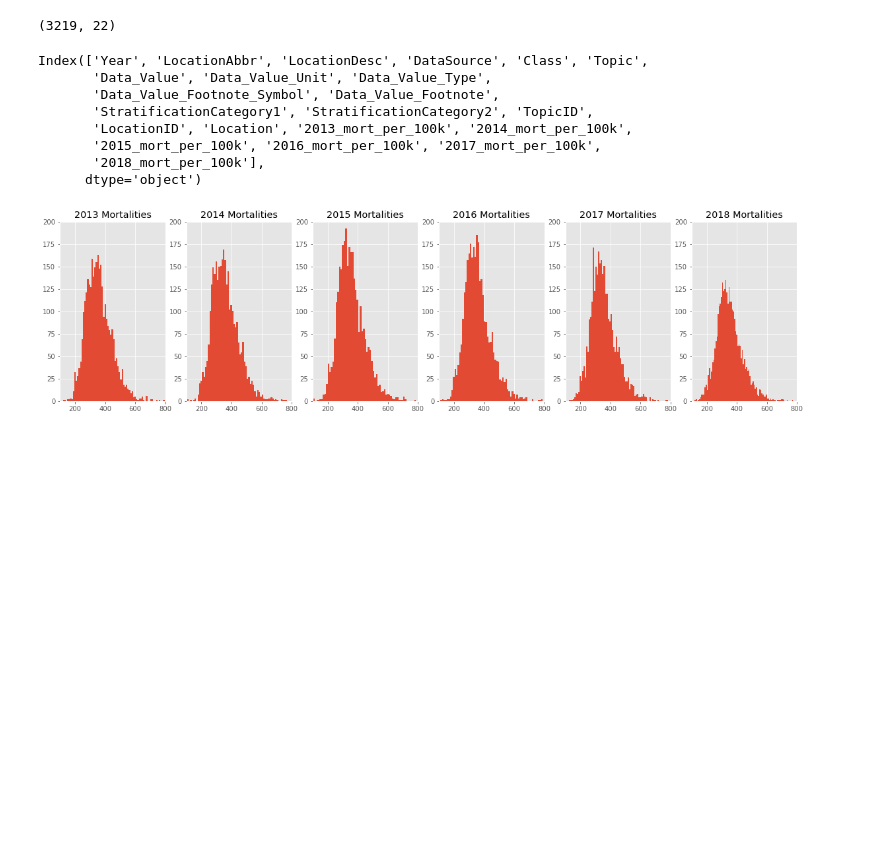
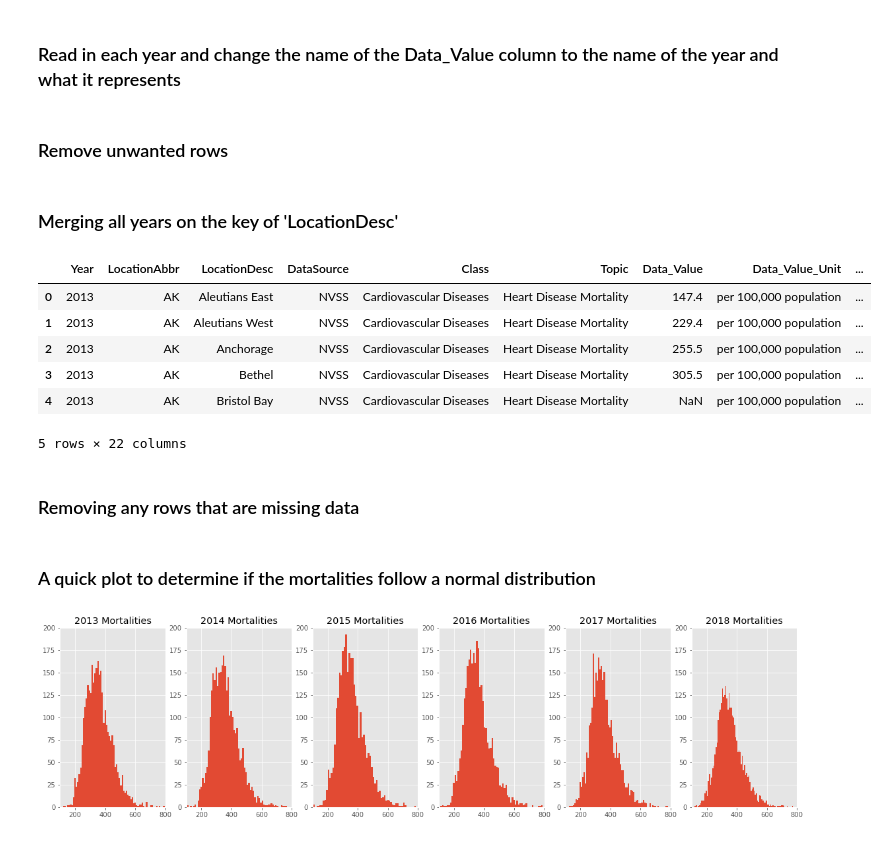
Before and after one commit to NathanKuneman/determining-heart-disease-mortality-factors, a Jupyter notebook: notebooks/EDA.ipynb, the cells around one changed output. Saved outputs shown, nothing was run; the diff lists cells and outputs as text; code cells hidden in the pictures; blank space fills up the shorter version.

```diff
--- a/notebooks/EDA.ipynb
+++ b/notebooks/EDA.ipynb
@@ -5,4 +5,6 @@ plt.style.use('ggplot')
 %matplotlib inline
 import scipy.stats as stats
 import numpy as np
+# %% [markdown]
+### Read in each year and change the name of the Data_Value column to the name of the year and what it represents
 # %%
@@ -16,4 +18,6 @@ for num in range(2013, 2019):
                                'LocationID', 'Stratification1', 'Stratification2', 'GeographicLevel']])
     else:
         data_frames.append(df)
+# %% [markdown]
+### Remove unwanted rows
 # %%
@@ -25,31 +28,32 @@ for df in data_frames:
               & (df['GeographicLevel'] == 'County')]
     temp = temp.drop(columns=['Stratification1', 'Stratification2', 'GeographicLevel'])
     cleaned.append(temp)
+# %% [markdown]
+### Merging all years on the key of 'LocationDesc'
 # %%
-# Merging all years on the key of 'LocationDesc'
 data_set = pd.merge(cleaned[0], cleaned[1], on='LocationID', how='inner')
 data_set = pd.merge(data_set, cleaned[2], on='LocationID', how='inner')
 data_set = pd.merge(data_set, cleaned[3], on='LocationID', how='inner')
 data_set = pd.merge(data_set, cleaned[4], on='LocationID', how='inner')
 data_set = pd.merge(data_set, cleaned[5], on='LocationID', how='inner')
 
-data_set.shape
+data_set.head()
 # %% [output]
+|  | Year | LocationAbbr | LocationDesc | DataSource | Class | Topic | Data_Value | Data_Value_Unit | ... |
+| 0 | 2013 | AK | Aleutians East | NVSS | Cardiovascular Diseases | Heart Disease Mortality | 147.4 | per 100,000 population | ... |
+| 1 | 2013 | AK | Aleutians West | NVSS | Cardiovascular Diseases | Heart Disease Mortality | 229.4 | per 100,000 population | ... |
+| 2 | 2013 | AK | Anchorage | NVSS | Cardiovascular Diseases | Heart Disease Mortality | 255.5 | per 100,000 population | ... |
+| 3 | 2013 | AK | Bethel | NVSS | Cardiovascular Diseases | Heart Disease Mortality | 305.5 | per 100,000 population | ... |
+| 4 | 2013 | AK | Bristol Bay | NVSS | Cardiovascular Diseases | Heart Disease Mortality | NaN | per 100,000 population | ... |
-(3219, 22)
+5 rows × 22 columns
+# %% [markdown]
+### Removing any rows that are missing data
 # %%
 data_set = data_set.dropna(subset=['2013_mort_per_100k', '2014_mort_per_100k',
                         '2015_mort_per_100k', '2016_mort_per_100k',
                        '2017_mort_per_100k', '2018_mort_per_100k'])
-data_set.columns
-# %% [output]
-Index(['Year', 'LocationAbbr', 'LocationDesc', 'DataSource', 'Class', 'Topic',
-       'Data_Value', 'Data_Value_Unit', 'Data_Value_Type',
-       'Data_Value_Footnote_Symbol', 'Data_Value_Footnote',
-       'StratificationCategory1', 'StratificationCategory2', 'TopicID',
-       'LocationID', 'Location', '2013_mort_per_100k', '2014_mort_per_100k',
-       '2015_mort_per_100k', '2016_mort_per_100k', '2017_mort_per_100k',
-       '2018_mort_per_100k'],
-      dtype='object')
+# %% [markdown]
+### A quick plot to determine if the mortalities follow a normal distribution
 # %%
 fig, axs = plt.subplots(1,6, figsize=(20,5))
 for i in range(6):
```
Also changed, not shown: parts of 29 cells of this notebook, 5 other files.
